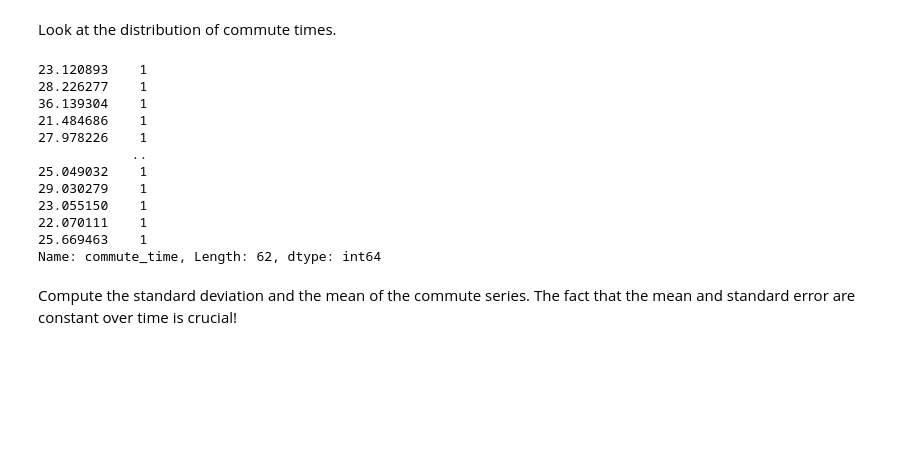
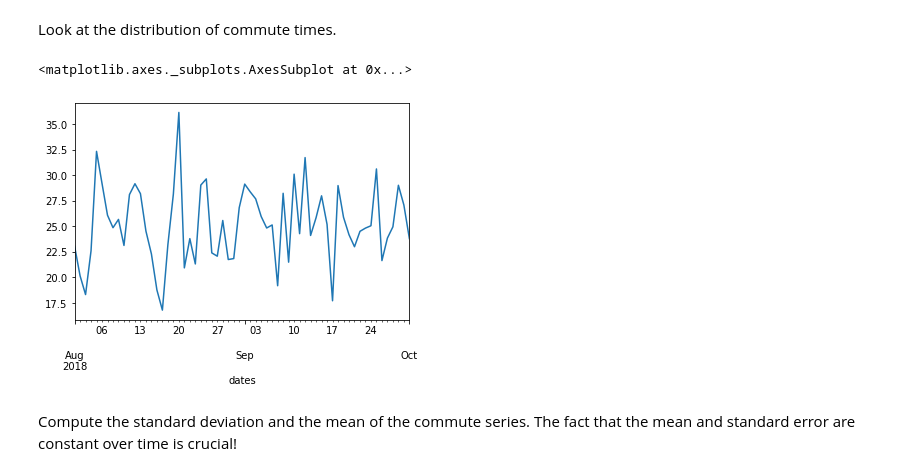
Before and after one commit to rebecca-hh-rosen/dsc-basic-time-series-models-lab-nyc-ds-082619, a Jupyter notebook: index.ipynb, the cells around one changed output. Saved outputs shown, nothing was run; the diff lists cells and outputs as text; code cells hidden in the pictures; blank space fills up the shorter version.

```diff
--- a/index.ipynb
+++ b/index.ipynb
@@ -67,20 +67,10 @@ shortest, longest
 # %% [markdown]
 Look at the distribution of commute times.
 # %%
-distro['commute_time'].value_counts()
+distro['commute_time'].plot()
 # %% [output]
-23.120893    1
-28.226277    1
-36.139304    1
-21.484686    1
-27.978226    1
-            ..
-25.049032    1
-29.030279    1
-23.055150    1
-22.070111    1
-25.669463    1
-Name: commute_time, Length: 62, dtype: int64
+<matplotlib.axes._subplots.AxesSubplot at 0x...>
+[figure, added]
 # %% [markdown]
 Compute the standard deviation and the mean of the commute series. The fact that the mean and standard error are constant over time is crucial!
 # %%
```
